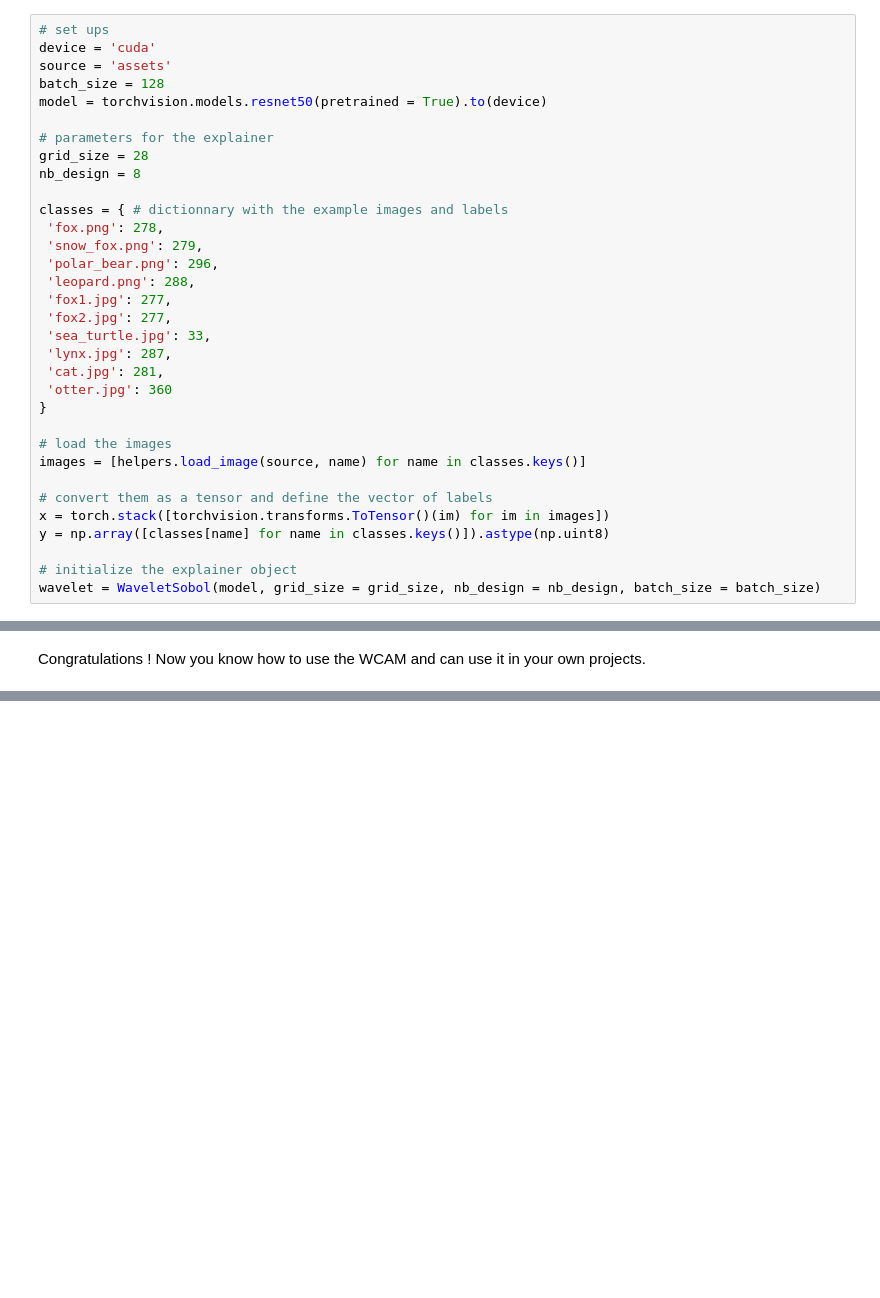
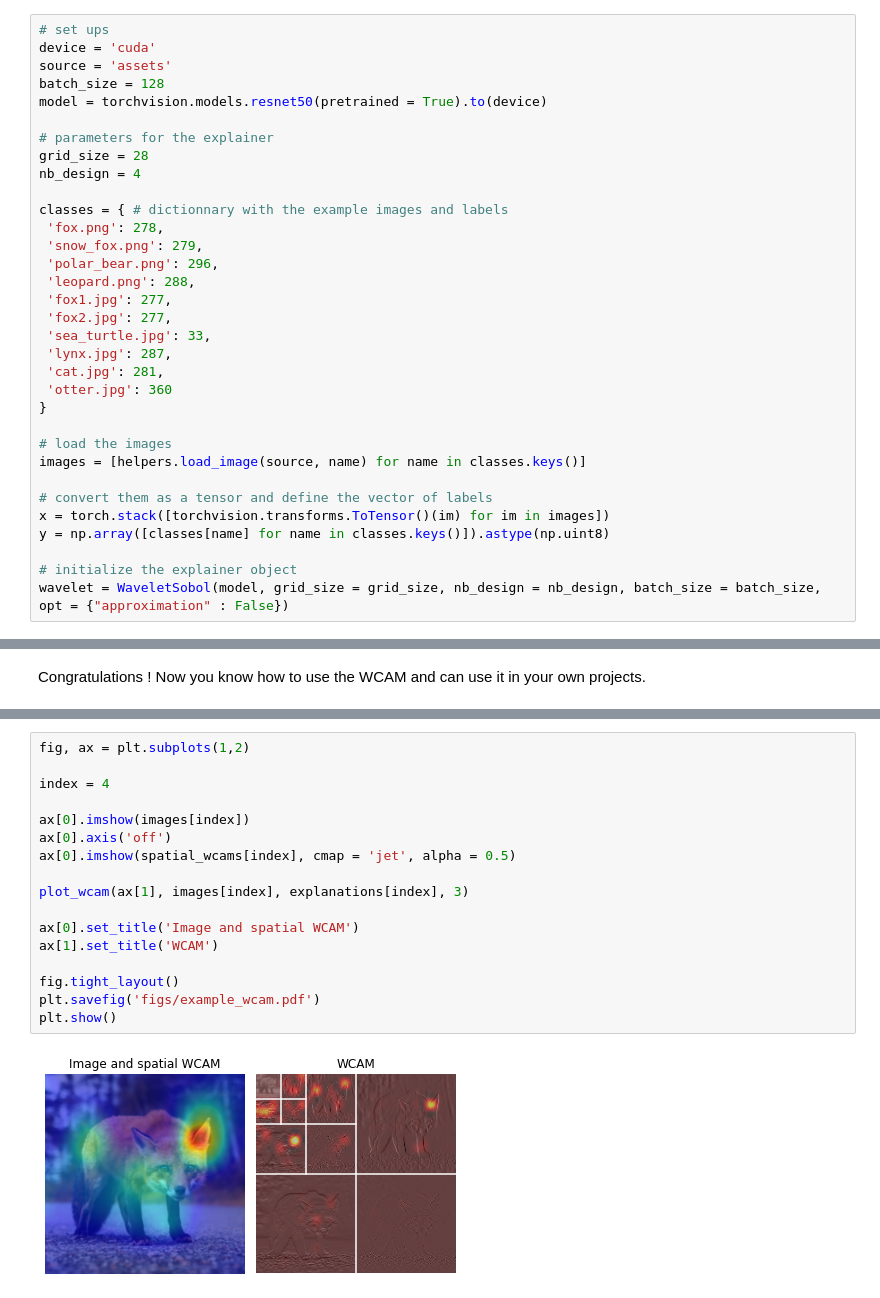
Before and after one commit to gabrielkasmi/spectral-attribution, a Jupyter notebook: example.ipynb, the cells around one changed output, grey strips where cells are left out. Cells and saved outputs as stored; diff of their text form; blank space fills up the shorter version.

```diff
--- a/example.ipynb
+++ b/example.ipynb
@@ -20,7 +24,7 @@ model = torchvision.models.resnet50(pretrained = True).to(device)
 
 # parameters for the explainer
 grid_size = 28
-nb_design = 8
+nb_design = 4
 
 classes = { # dictionnary with the example images and labels
  'fox.png': 278,
@@ -43,7 +47,7 @@ x = torch.stack([torchvision.transforms.ToTensor()(im) for im in images])
 y = np.array([classes[name] for name in classes.keys()]).astype(np.uint8)
 
 # initialize the explainer object
-wavelet = WaveletSobol(model, grid_size = grid_size, nb_design = nb_design, batch_size = batch_size)
+wavelet = WaveletSobol(model, grid_size = grid_size, nb_design = nb_design, batch_size = batch_size, opt = {"approximation" : False})
 # %% [markdown]
 Now that we've loaded the images and the explainer and set up the data, we can compute the explanations
 # %%
@@ -84,0 +128,19 @@ Congratulations ! Now you know how to use the WCAM and can use it in your own pr
+# %%
+fig, ax = plt.subplots(1,2)
+
+index = 4
+
+ax[0].imshow(images[index])
+ax[0].axis('off')
+ax[0].imshow(spatial_wcams[index], cmap = 'jet', alpha = 0.5)
+
+plot_wcam(ax[1], images[index], explanations[index], 3)
+
+ax[0].set_title('Image and spatial WCAM')
+ax[1].set_title('WCAM')
+
+fig.tight_layout()
+plt.savefig('figs/example_wcam.pdf')
+plt.show()
+# %% [output]
+[figure, added]
```
Also changed, not shown: parts of 3 cells of this notebook, 5 other files.
